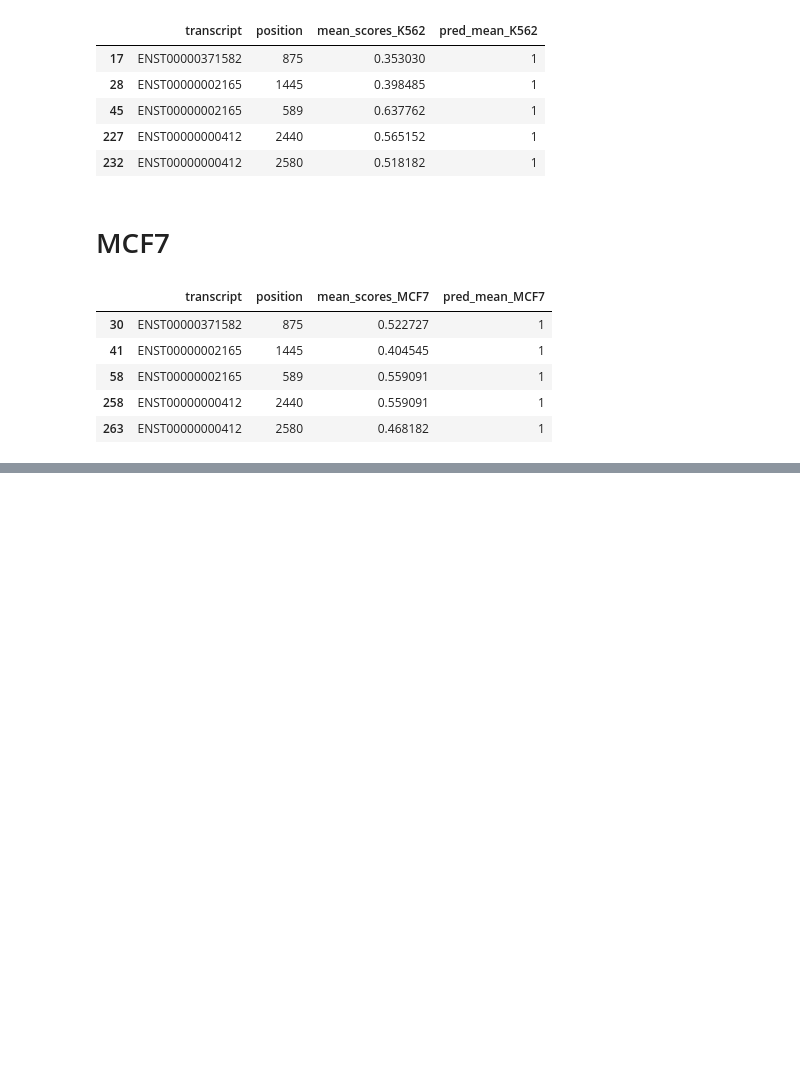
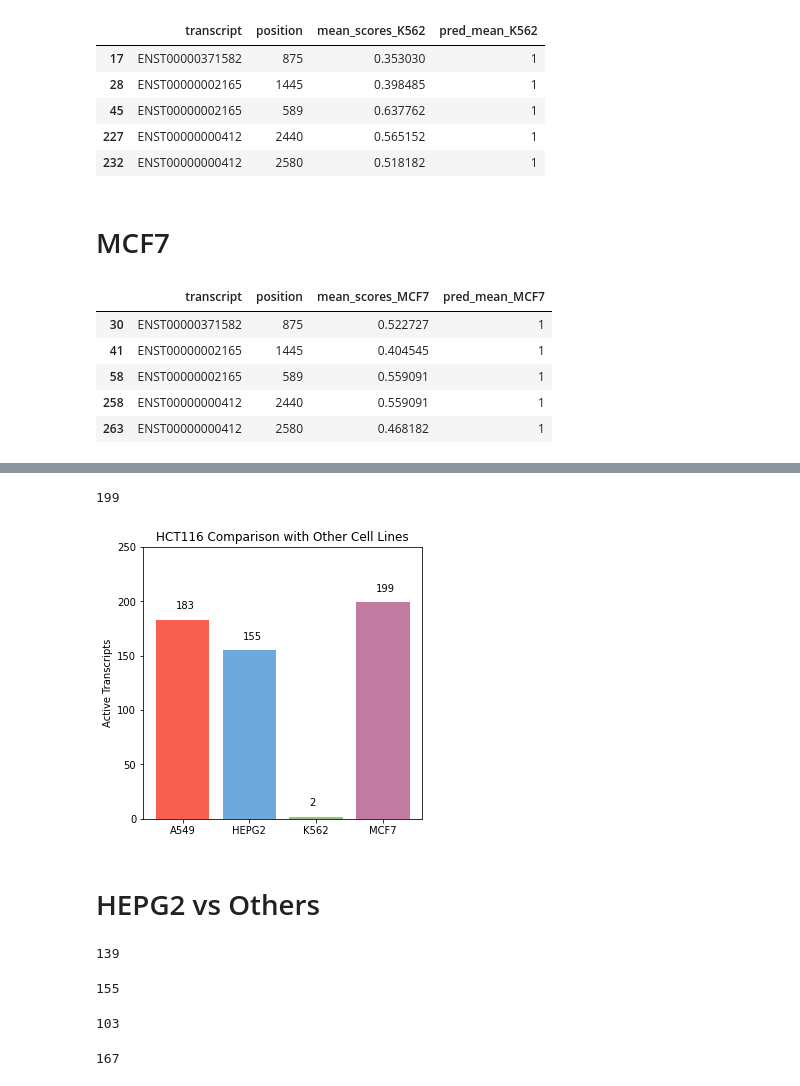
Before and after one commit to claudia-07/DSA4262-ACMXZ, a Jupyter notebook: prediction/all_cell_lines.ipynb, the cells around one changed output, grey strips where cells are left out. Drawn from its saved outputs; the diff is of its cells as text; code cells hidden in the pictures; blank space fills up the shorter version.

```diff
--- a/prediction/all_cell_lines.ipynb
+++ b/prediction/all_cell_lines.ipynb
@@ -415,0 +189,61 @@ dtype: int64
+# %%
+Hct_with_MCF7 = [mergeHct2,mergemcf7]
+Hct_with_MCF7_df = pd.concat(Hct_with_MCF7,axis=1)
+Hct_with_MCF7_df = Hct_with_MCF7_df.dropna()
+len(Hct_with_MCF7_df)
+# %% [output]
+199
+# %%
+ind_hct = ["A549", "HEPG2", "K562", "MCF7"]
+x_pos = np.arange(4)
+hct_ls = [len(A549_with_Hct_cell_df), len(Hct_with_Hep_df),
+            len(Hct_with_K562), len(Hct_with_MCF7_df)]
+
+
+colour_scheme = {"A549": "#f75f4f", "HCT116": "#efb94b", "HEPG2": "#6fa8dc", "K562": "#93c47d", "MCF7": "#c27ba0ff"}
+plt.figure(figsize = (5, 5))
+plt.bar(x_pos, hct_ls, color = [colour_scheme["A549"], colour_scheme["HEPG2"], colour_scheme["K562"], colour_scheme["MCF7"]])
+
+plt.xticks(x_pos, ind_hct)
+plt.ylabel("Active Transcripts")
+plt.ylim([0, 250])
+plt.gca().xaxis.set_tick_params(rotation = 0)
+plt.title("HCT116 Comparison with Other Cell Lines")
+
+for index, value in enumerate(hct_ls):
+    plt.text(index - 0.1, value + 10, str(value))
+
+plt.show()
+# %% [output]
+[figure, added]
+# %% [markdown]
+# HEPG2 vs Others
+# %%
+##time to compare for HepG2
+A549_with_Hep_cell = [merge1,mergeG2]
+A549_with_Hep_cell_df = pd.concat(A549_with_Hep_cell,axis=1)
+A549_with_Hep_cell_df = A549_with_Hep_cell_df.dropna()
+len(A549_with_Hep_cell_df)
+# %% [output]
+139
+# %%
+Hct_with_Hep = [mergeHct2,mergeG2]
+Hct_with_Hep_df = pd.concat(Hct_with_Hep,axis=1)
+Hct_with_Hep_df = Hct_with_Hep_df.dropna()
+len(Hct_with_Hep_df)
+# %% [output]
+155
+# %%
+Hep_with_K562 = [mergeG2,mergek562_2]
+Hep_with_K562_df = pd.concat(Hep_with_K562,axis=1)
+Hep_with_K562_df = Hep_with_K562_df.dropna()
+len(Hep_with_K562_df)
+# %% [output]
+103
+# %%
+Hep_with_MCF7 = [mergeG2,mergemcf7]
+Hep_with_MCF7_df = pd.concat(Hep_with_MCF7,axis=1)
+Hep_with_MCF7_df = Hep_with_MCF7_df.dropna()
+len(Hep_with_MCF7_df)
+# %% [output]
+167
```
Also changed, not shown: parts of 47 cells of this notebook.
